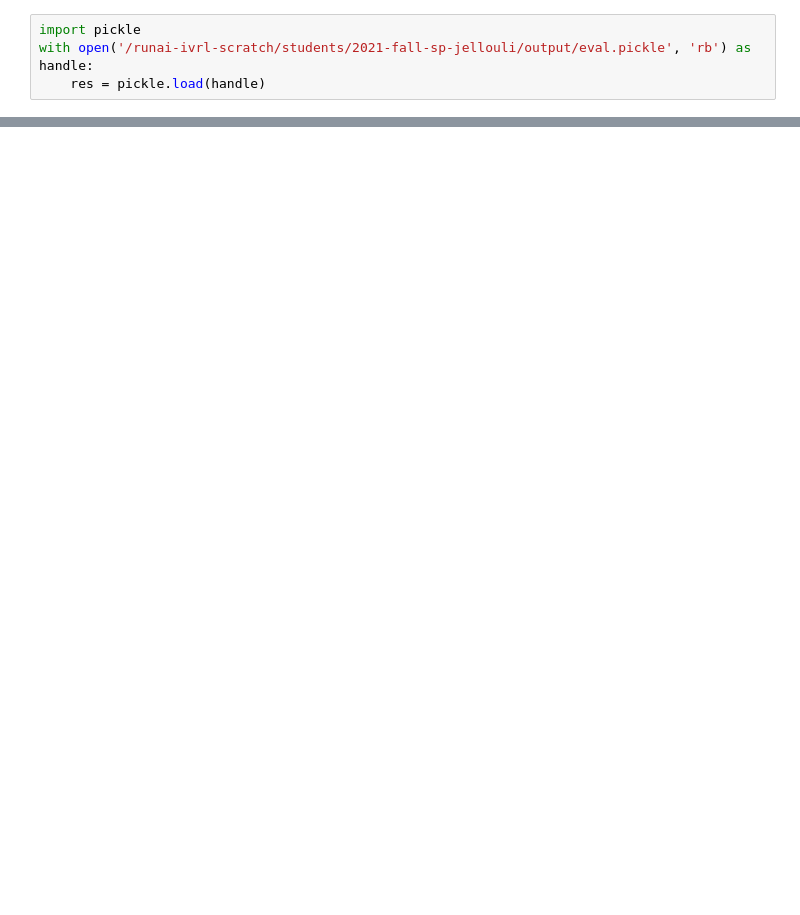
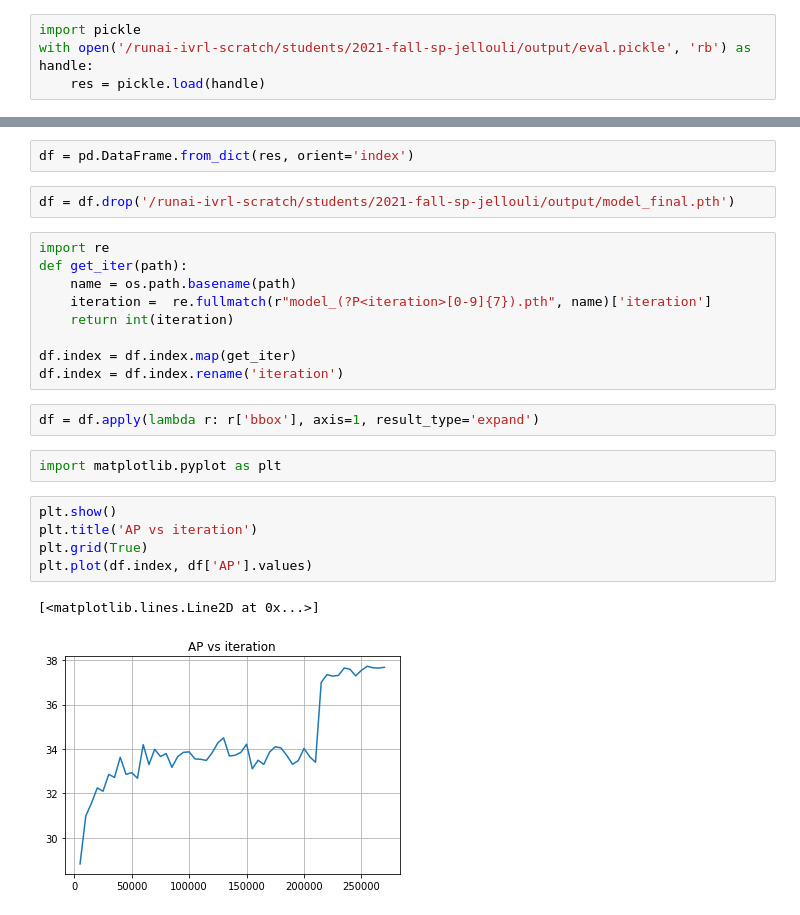
Before and after one commit to Ahmedjjj/midas_hkrm, a Jupyter notebook: notebooks/HKRMnet.ipynb, the cells around one changed output, grey strips where cells are left out. Drawn from its saved outputs; the diff is of its cells as text; blank space fills up the shorter version.

```diff
--- a/notebooks/HKRMnet.ipynb
+++ b/notebooks/HKRMnet.ipynb
@@ -42,0 +11,25 @@ dict_keys(['/runai-ivrl-scratch/students/2021-fall-sp-jellouli/output/model_0004
+# %%
+df = pd.DataFrame.from_dict(res, orient='index')
+# %%
+df = df.drop('/runai-ivrl-scratch/students/2021-fall-sp-jellouli/output/model_final.pth')
+# %%
+import re
+def get_iter(path):
+    name = os.path.basename(path)
+    iteration =  re.fullmatch(r"model_(?P<iteration>[0-9]{7}).pth", name)['iteration']
+    return int(iteration)
+
+df.index = df.index.map(get_iter)
+df.index = df.index.rename('iteration')
+# %%
+df = df.apply(lambda r: r['bbox'], axis=1, result_type='expand')
+# %%
+import matplotlib.pyplot as plt
+# %%
+plt.show()
+plt.title('AP vs iteration')
+plt.grid(True)
+plt.plot(df.index, df['AP'].values)
+# %% [output]
+[<matplotlib.lines.Line2D at 0x...>]
+[figure, added]
```
Also changed, not shown: parts of 7 cells of this notebook, 2 other files.
